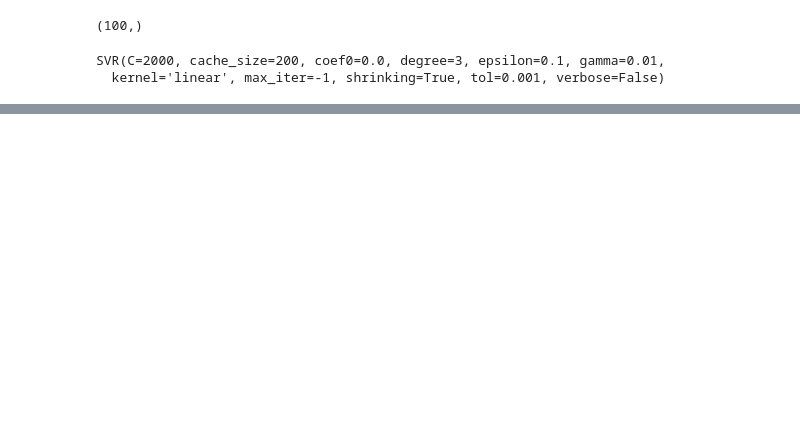
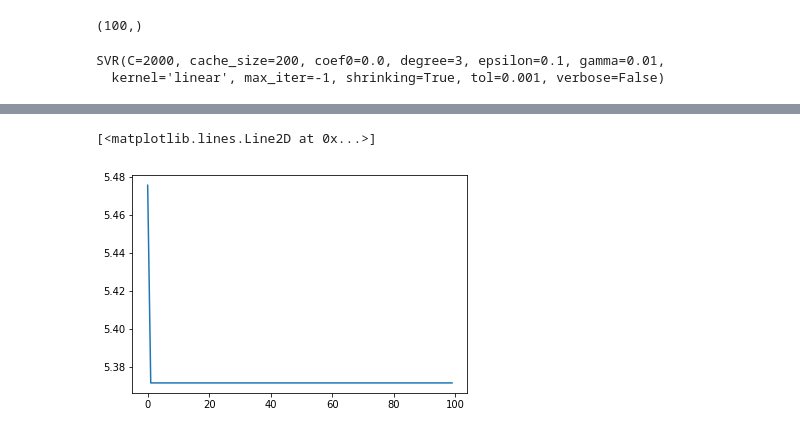
Before and after one commit to boledadian/cammp_7, a Jupyter notebook: P3_optional/Untitled.ipynb, the cells around one changed output, grey strips where cells are left out. Drawn from its saved outputs; the diff is of its cells as text; code cells hidden in the pictures; blank space fills up the shorter version.

```diff
--- a/P3_optional/Untitled.ipynb
+++ b/P3_optional/Untitled.ipynb
@@ -206,0 +260,17 @@ mean_squared_error(Y_pred,Y_test)
+# %%
+#nn model
+from keras.layers import Input, Dense, Reshape, Flatten, Dropout
+from keras.models import Sequential, Model
+from keras.optimizers import Adam
+from keras import optimizers
+shape = X_train.shape
+model = Sequential()
+model.add(Dense(10, input_shape = [shape[1],], activation = 'relu'))
+model.add(Dense(20, input_shape = [shape[1],], activation = 'relu'))
+model.add(Dense(10, input_shape = [shape[1],], activation = 'relu'))
+model.add(Dense(1, activation = 'tanh'))
+
+sgd = optimizers.SGD(lr=0.1, decay=1e-6, momentum=0.9, nesterov=True)
+model.compile(loss='mean_squared_error', optimizer=sgd)
+
+#history = model.fit(X_train,Y_tarin,epochs=100,batch_size = 4)
@@ -206,0 +282,2 @@ mean_squared_error(Y_pred,Y_test)
+# %%
+history = model.fit(X_train,Y_train,epochs=100,batch_size = 4)
@@ -206,0 +302,7 @@ mean_squared_error(Y_pred,Y_test)
+# %%
+import matplotlib.pyplot as plt
+y_pred = model.predict(X_test)
+plt.plot(history.history['loss'])
+# %% [output]
+[<matplotlib.lines.Line2D at 0x...>]
+[figure, added]
```
Also changed, not shown: parts of 19 cells of this notebook, 1 other file.
